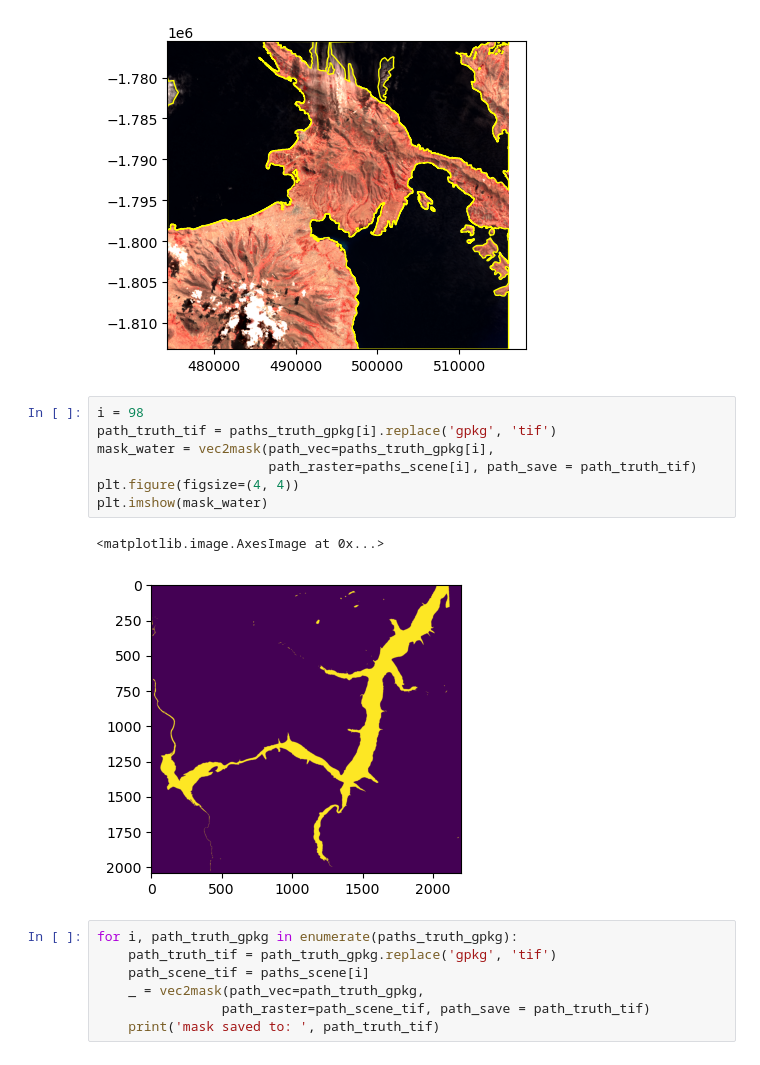
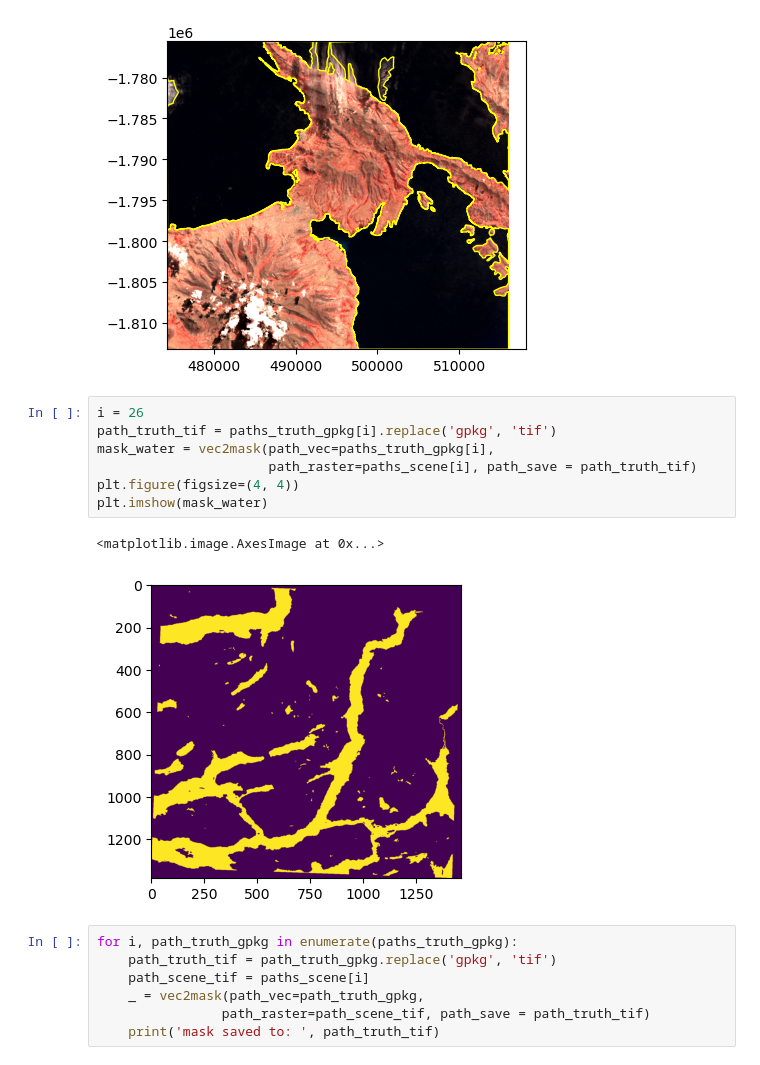
Before and after one commit to Hydrological-Observation-Group/WatSet, a Jupyter notebook: notebooks/1_1_dset_prepare.ipynb, the cells around one changed output. Drawn from its saved outputs; the diff is of its cells as text.

```diff
--- a/notebooks/1_1_dset_prepare.ipynb
+++ b/notebooks/1_1_dset_prepare.ipynb
@@ -51,15 +51,15 @@ truth_vec_gpd.plot(ax=ax, color='None', edgecolor='yellow', linewidth=1)
 <Axes: >
 [figure]
 # %%
-i = 98
+i = 26
 path_truth_tif = paths_truth_gpkg[i].replace('gpkg', 'tif')
 mask_water = vec2mask(path_vec=paths_truth_gpkg[i],
                       path_raster=paths_scene[i], path_save = path_truth_tif)
 plt.figure(figsize=(4, 4))
 plt.imshow(mask_water)
 # %% [output]
 <matplotlib.image.AxesImage at 0x...>
-[figure, old version]
+[figure, new version]
 # %%
 for i, path_truth_gpkg in enumerate(paths_truth_gpkg):
     path_truth_tif = path_truth_gpkg.replace('gpkg', 'tif')
```
Also changed, not shown: parts of 1 cell of this notebook, 10 other files.
